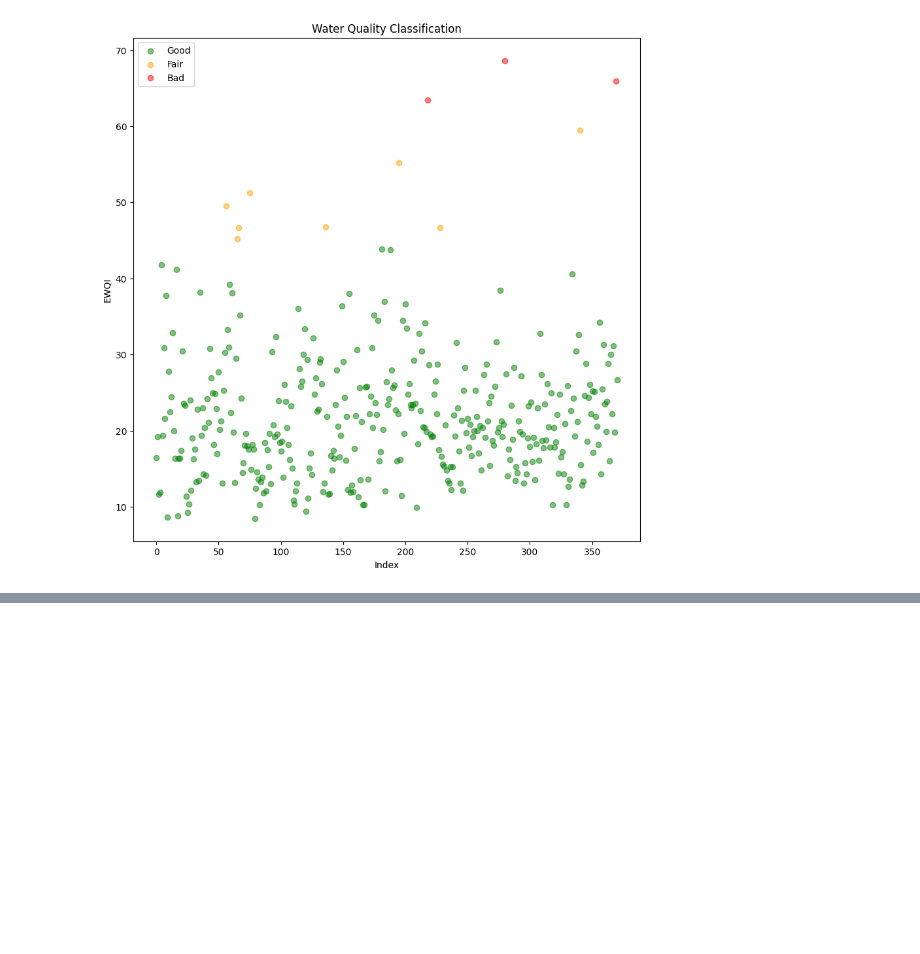
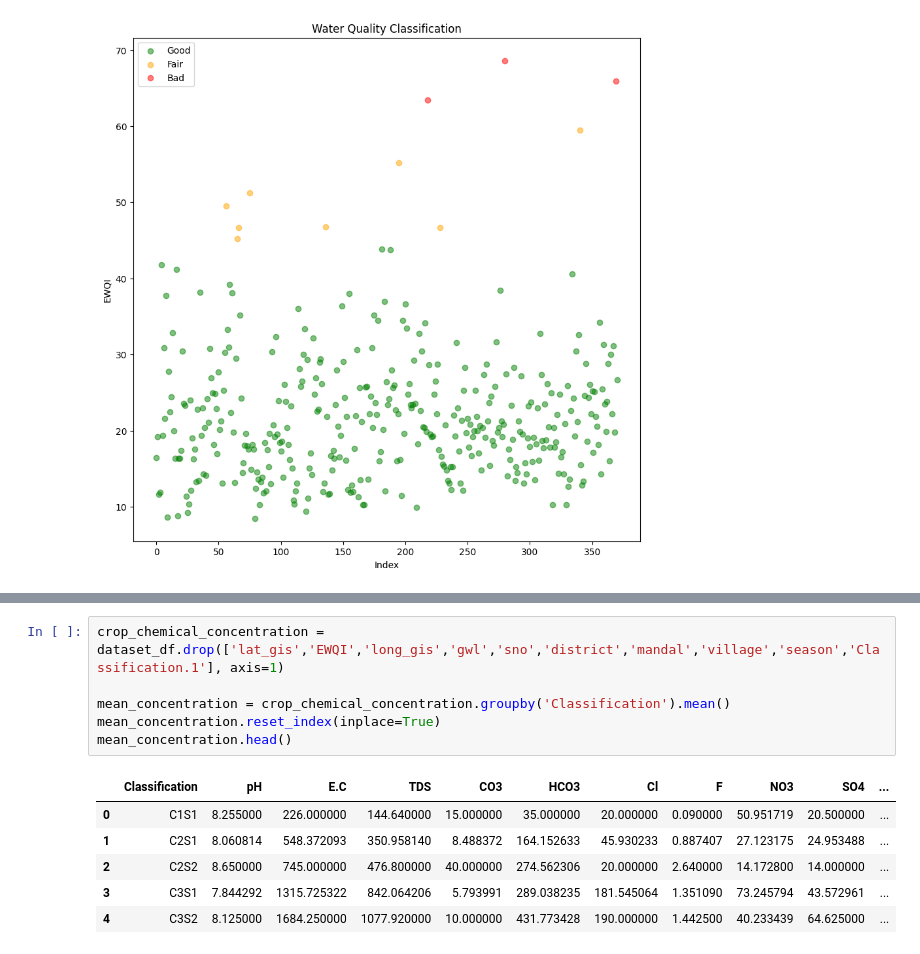
Before and after one commit to heckop/GroundWater_analyzer, a Jupyter notebook: dataset.ipynb, the cells around one changed output, grey strips where cells are left out. Saved outputs shown, nothing was run; the diff lists cells and outputs as text; blank space fills up the shorter version.

```diff
--- a/dataset.ipynb
+++ b/dataset.ipynb
@@ -193,0 +209,13 @@ plt.show()
+# %%
+crop_chemical_concentration = dataset_df.drop(['lat_gis','EWQI','long_gis','gwl','sno','district','mandal','village','season','Classification.1'], axis=1)
+
+mean_concentration = crop_chemical_concentration.groupby('Classification').mean()
+mean_concentration.reset_index(inplace=True)
+mean_concentration.head()
+# %% [output]
+|  | Classification | pH | E.C | TDS | CO3 | HCO3 | Cl | F | NO3 | SO4 | ... |
+| 0 | C1S1 | 8.255000 | 226.000000 | 144.640000 | 15.000000 | 35.000000 | 20.000000 | 0.090000 | 50.951719 | 20.500000 | ... |
+| 1 | C2S1 | 8.060814 | 548.372093 | 350.958140 | 8.488372 | 164.152633 | 45.930233 | 0.887407 | 27.123175 | 24.953488 | ... |
+| 2 | C2S2 | 8.650000 | 745.000000 | 476.800000 | 40.000000 | 274.562306 | 20.000000 | 2.640000 | 14.172800 | 14.000000 | ... |
+| 3 | C3S1 | 7.844292 | 1315.725322 | 842.064206 | 5.793991 | 289.038235 | 181.545064 | 1.351090 | 73.245794 | 43.572961 | ... |
+| 4 | C3S2 | 8.125000 | 1684.250000 | 1077.920000 | 10.000000 | 431.773428 | 190.000000 | 1.442500 | 40.233439 | 64.625000 | ... |
```
Also changed, not shown: parts of 2 cells of this notebook.
